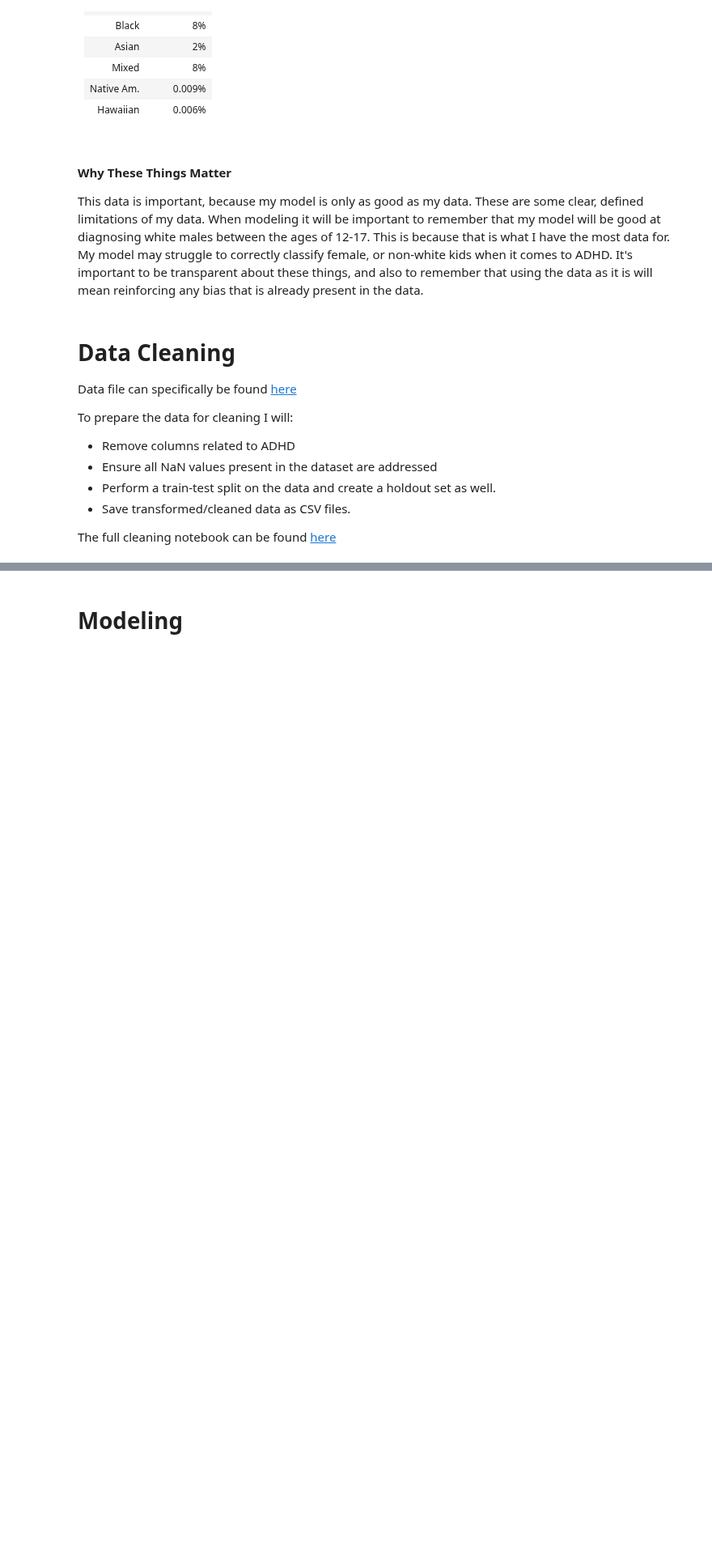
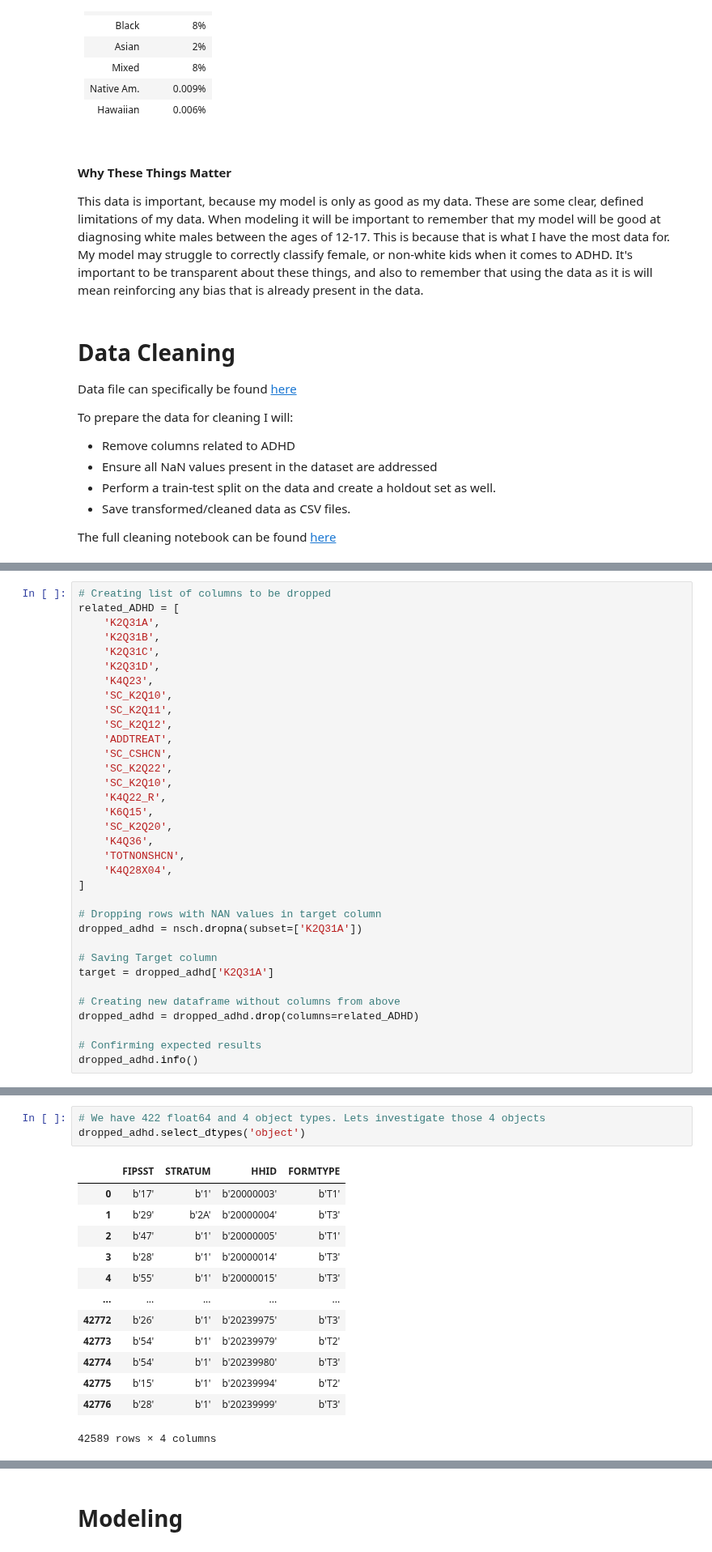
Before and after one commit to austint1121/Undiagnosed-ADHD-Identification, a Jupyter notebook: Undiagnosed-ADHD-Classification.ipynb, the cells around one changed output, grey strips where cells are left out. Shown at 81% size. Cells and saved outputs as stored; diff of their text form; blank space fills up the shorter version.

```diff
--- a/Undiagnosed-ADHD-Classification.ipynb
+++ b/Undiagnosed-ADHD-Classification.ipynb
@@ -304,0 +327,34 @@ The full cleaning notebook can be found [here](/Notebooks/Data_Cleaning.ipynb)
+# %%
+# Creating list of columns to be dropped
+related_ADHD = [
+    'K2Q31A',
+    'K2Q31B',
+    'K2Q31C',
+    'K2Q31D',
+    'K4Q23',
+    'SC_K2Q10',
+    'SC_K2Q11',
+    'SC_K2Q12',
+    'ADDTREAT',
+    'SC_CSHCN',
+    'SC_K2Q22',
+    'SC_K2Q10',
+    'K4Q22_R',
+    'K6Q15',
+    'SC_K2Q20',
+    'K4Q36',
+    'TOTNONSHCN',
+    'K4Q28X04',
+]
+
+# Dropping rows with NAN values in target column
+dropped_adhd = nsch.dropna(subset=['K2Q31A'])
+
+# Saving Target column
+target = dropped_adhd['K2Q31A']
+
+# Creating new dataframe without columns from above
+dropped_adhd = dropped_adhd.drop(columns=related_ADHD)
+
+# Confirming expected results
+dropped_adhd.info()
@@ -304,0 +394,17 @@ The full cleaning notebook can be found [here](/Notebooks/Data_Cleaning.ipynb)
+# %%
+# We have 422 float64 and 4 object types. Lets investigate those 4 objects
+dropped_adhd.select_dtypes('object')
+# %% [output]
+|  | FIPSST | STRATUM | HHID | FORMTYPE |
+| 0 | b'17' | b'1' | b'20000003' | b'T1' |
+| 1 | b'29' | b'2A' | b'20000004' | b'T3' |
+| 2 | b'47' | b'1' | b'20000005' | b'T1' |
+| 3 | b'28' | b'1' | b'20000014' | b'T3' |
+| 4 | b'55' | b'1' | b'20000015' | b'T3' |
+| ... | ... | ... | ... | ... |
+| 42772 | b'26' | b'1' | b'20239975' | b'T3' |
+| 42773 | b'54' | b'1' | b'20239979' | b'T2' |
+| 42774 | b'54' | b'1' | b'20239980' | b'T3' |
+| 42775 | b'15' | b'1' | b'20239994' | b'T2' |
+| 42776 | b'28' | b'1' | b'20239999' | b'T3' |
+42589 rows × 4 columns
```
Also changed, not shown: parts of 19 cells of this notebook.
